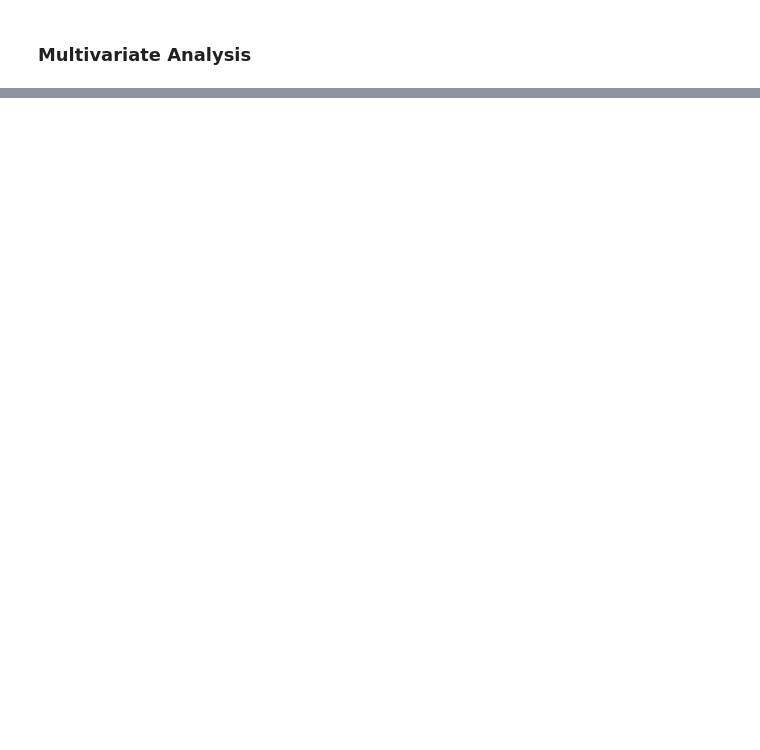
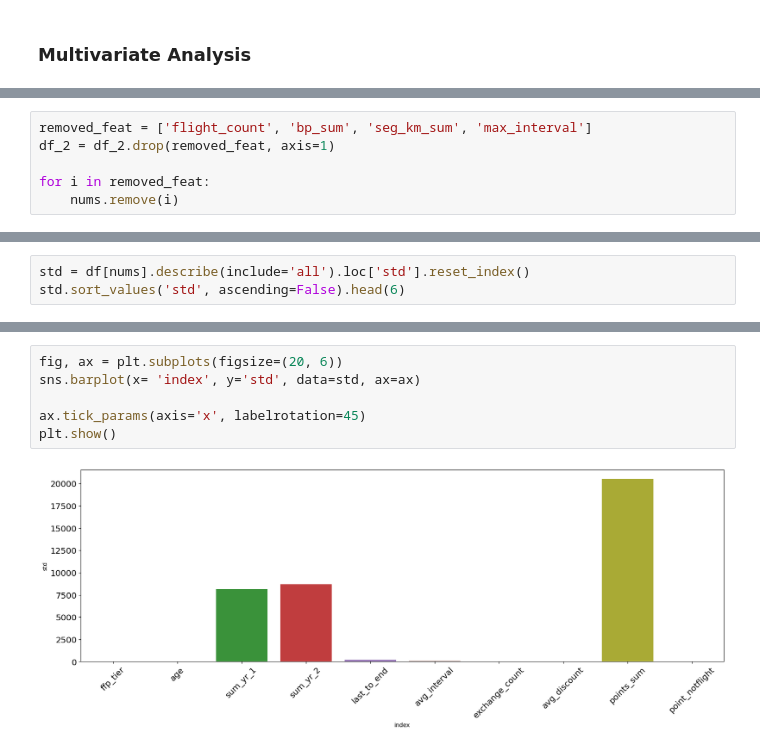
Before and after one commit to sulthonamar/UnsupervisedLearning, a Jupyter notebook: Homework - Unsupervised Learning.ipynb, the cells around one changed output, grey strips where cells are left out. Saved outputs shown, nothing was run; the diff lists cells and outputs as text; blank space fills up the shorter version.

```diff
--- a/Homework - Unsupervised Learning.ipynb
+++ b/Homework - Unsupervised Learning.ipynb
@@ -289,0 +345,6 @@ Berdasarkan correlation heatmap dapat dilihat bahwa fitur `flight_count` , `bp_s
+# %%
+removed_feat = ['flight_count', 'bp_sum', 'seg_km_sum', 'max_interval']
+df_2 = df_2.drop(removed_feat, axis=1)
+
+for i in removed_feat:
+    nums.remove(i)
@@ -289,0 +353,3 @@ Berdasarkan correlation heatmap dapat dilihat bahwa fitur `flight_count` , `bp_s
+# %%
+std = df[nums].describe(include='all').loc['std'].reset_index()
+std.sort_values('std', ascending=False).head(6)
@@ -289,0 +364,8 @@ Berdasarkan correlation heatmap dapat dilihat bahwa fitur `flight_count` , `bp_s
+# %%
+fig, ax = plt.subplots(figsize=(20, 6))
+sns.barplot(x= 'index', y='std', data=std, ax=ax)
+
+ax.tick_params(axis='x', labelrotation=45)
+plt.show()
+# %% [output]
+[figure, added]
```
Also changed, not shown: parts of 54 cells of this notebook.
